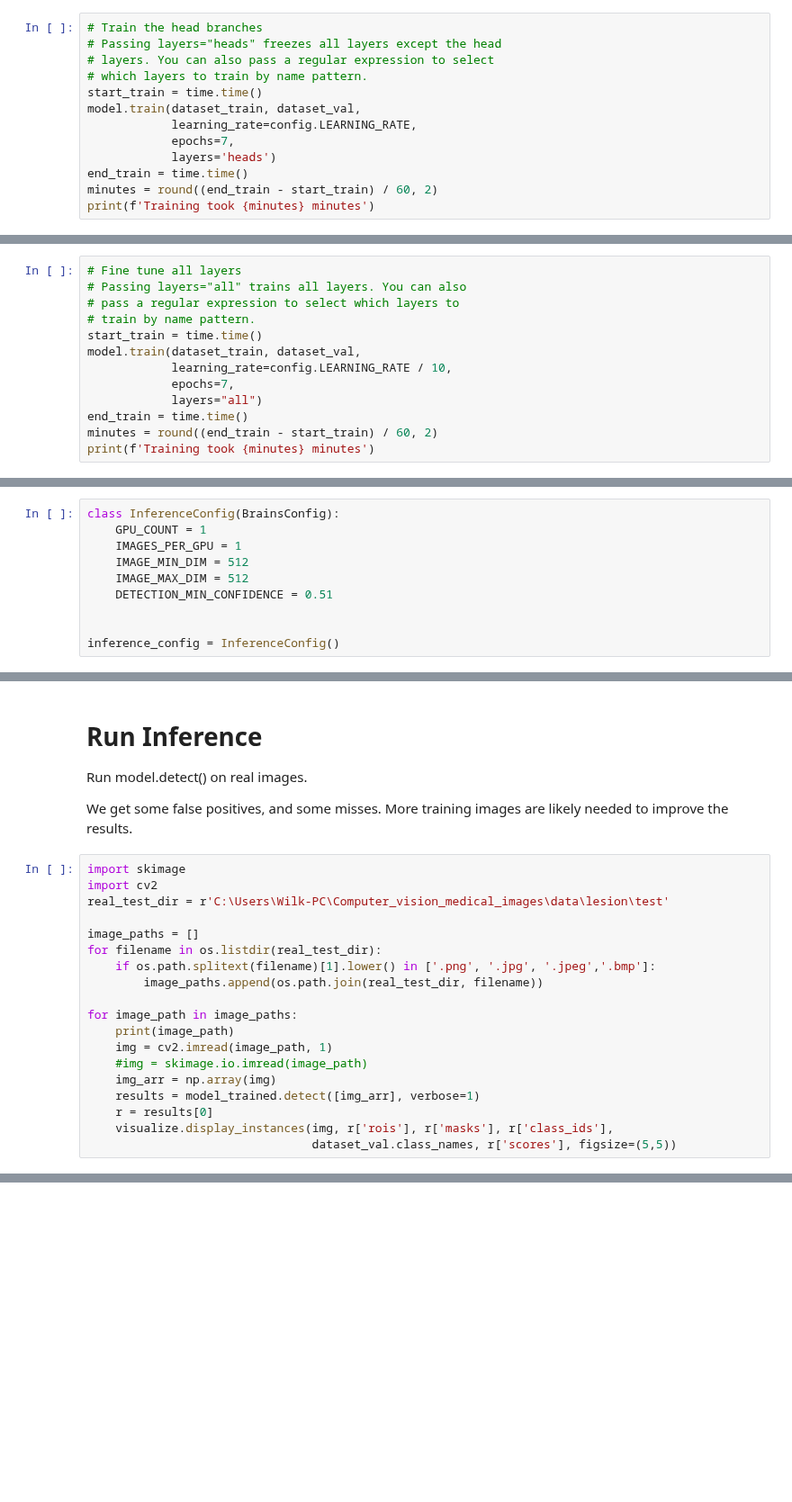
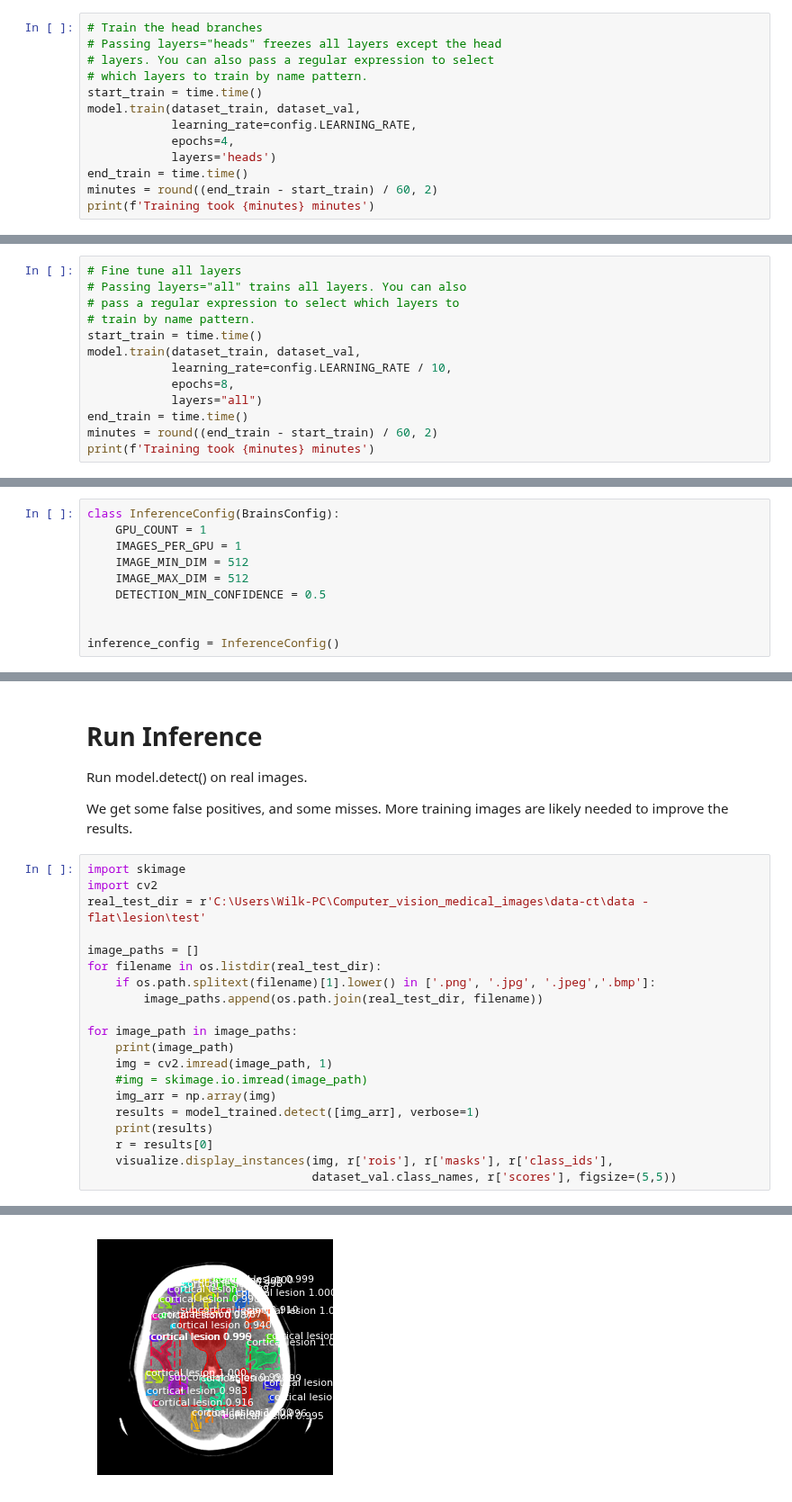
Before and after one commit to BlonskiP/Computer_vision_medical_images, a Jupyter notebook: MaskRCNN_TrainAndInference.ipynb, the cells around one changed output, grey strips where cells are left out. Shown at 90% size. Cells and saved outputs as stored; diff of their text form; blank space fills up the shorter version.

```diff
--- a/MaskRCNN_TrainAndInference.ipynb
+++ b/MaskRCNN_TrainAndInference.ipynb
@@ -261,7 +318,7 @@ Train in two stages:
 start_train = time.time()
 model.train(dataset_train, dataset_val,
             learning_rate=config.LEARNING_RATE,
-            epochs=7,
+            epochs=4,
             layers='heads')
 end_train = time.time()
 minutes = round((end_train - start_train) / 60, 2)
@@ -274,7 +357,7 @@ print(f'Training took {minutes} minutes')
 start_train = time.time()
 model.train(dataset_train, dataset_val,
             learning_rate=config.LEARNING_RATE / 10,
-            epochs=7,
+            epochs=8,
             layers="all")
 end_train = time.time()
 minutes = round((end_train - start_train) / 60, 2)
@@ -288,7 +397,7 @@ class InferenceConfig(BrainsConfig):
     IMAGES_PER_GPU = 1
     IMAGE_MIN_DIM = 512
     IMAGE_MAX_DIM = 512
-    DETECTION_MIN_CONFIDENCE = 0.51
+    DETECTION_MIN_CONFIDENCE = 0.5
 
 
 inference_config = InferenceConfig()
@@ -315,7 +427,7 @@ We get some false positives, and some misses. More training images are likely ne
 # %%
 import skimage
 import cv2
-real_test_dir = r'C:\Users\Wilk-PC\Computer_vision_medical_images\data\lesion\test'
+real_test_dir = r'C:\Users\Wilk-PC\Computer_vision_medical_images\data-ct\data - flat\lesion\test'
 
 image_paths = []
 for filename in os.listdir(real_test_dir):
@@ -328,6 +440,8 @@ for image_path in image_paths:
     #img = skimage.io.imread(image_path)
     img_arr = np.array(img)
     results = model_trained.detect([img_arr], verbose=1)
+    print(results)
     r = results[0]
     visualize.display_instances(img, r['rois'], r['masks'], r['class_ids'],
                                 dataset_val.class_names, r['scores'], figsize=(5,5))
+# %% [output]
@@ -333,0 +465 @@ for image_path in image_paths:
+[figure, added]
```
Also changed, not shown: parts of 12 cells of this notebook.
